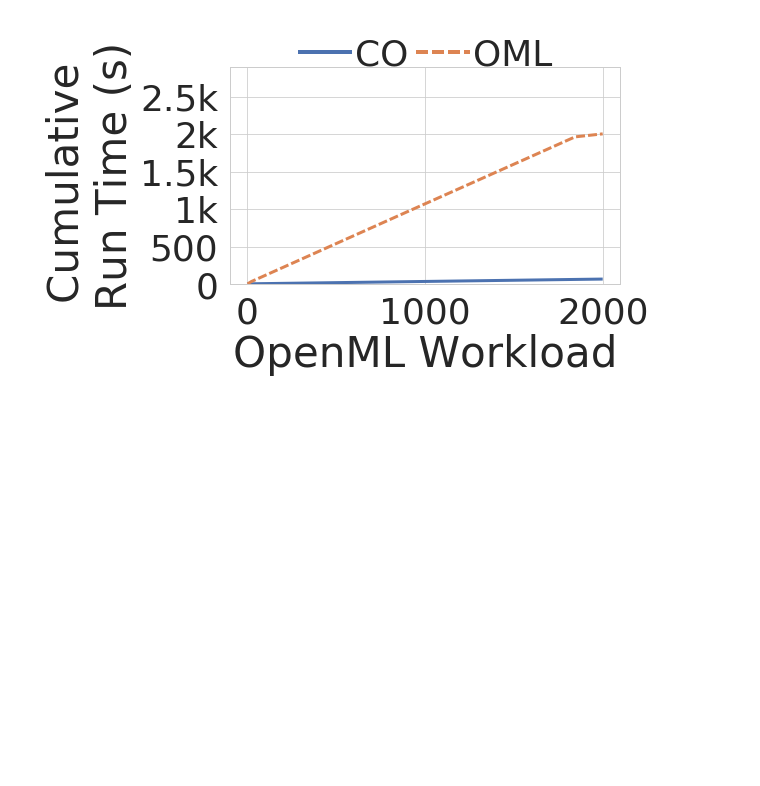
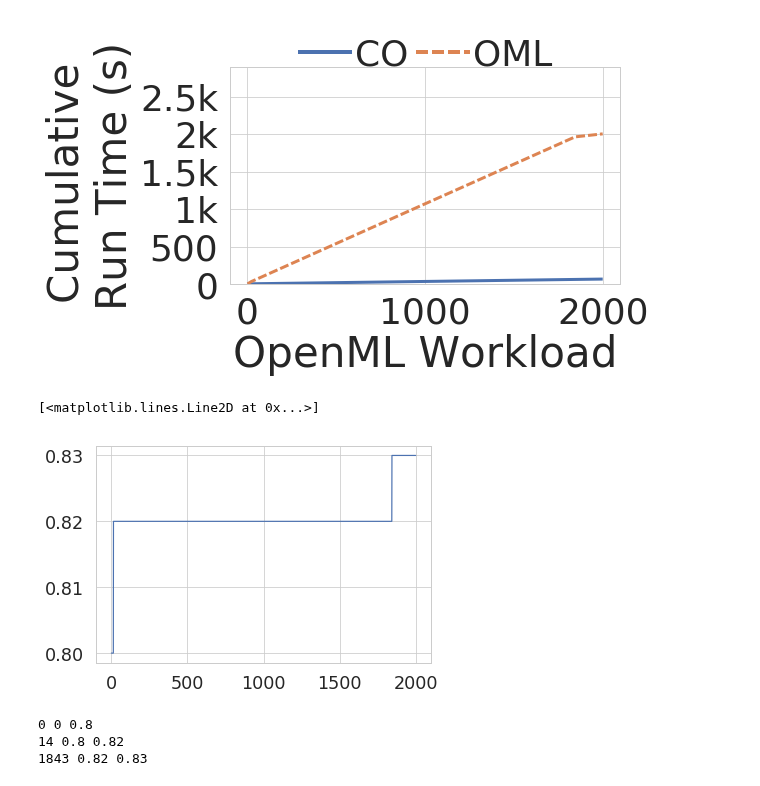
Before and after one commit to dbehrouz/ml-workload-optimization, a Jupyter notebook: code/collaborative-optimizer/paper/experiments/model_materialization/plots.ipynb, the cells around one changed output. Saved outputs shown, nothing was run; the diff lists cells and outputs as text; code cells hidden in the pictures; blank space fills up the shorter version.

```diff
--- a/code/collaborative-optimizer/paper/experiments/model_materialization/plots.ipynb
+++ b/code/collaborative-optimizer/paper/experiments/model_materialization/plots.ipynb
@@ -138,3 +138,8 @@ plot_executions_time(df, y='cumulative_run_time',loc=output_directory+'/cumulati
 plot_executions_time(df, y='cumulative_best_run_time',loc=output_directory+'/bestpipeline-overhead.pgf')
 # %% [output]
 [figure]
+# %%
+plt.plot(df)
+# %% [output]
+[<matplotlib.lines.Line2D at 0x...>]
+[figure, added]
@@ -140,0 +148,12 @@ plot_executions_time(df, y='cumulative_best_run_time',loc=output_directory+'/bes
+# %%
+prev = 0
+i = 0
+for n in df:
+    if prev != n:
+        print i,prev,n
+    prev = n
+    i+=1
+# %% [output]
+0 0 0.8
+14 0.8 0.82
+1843 0.82 0.83
```
Also changed, not shown: parts of 1 cell of this notebook, 5 other files.
